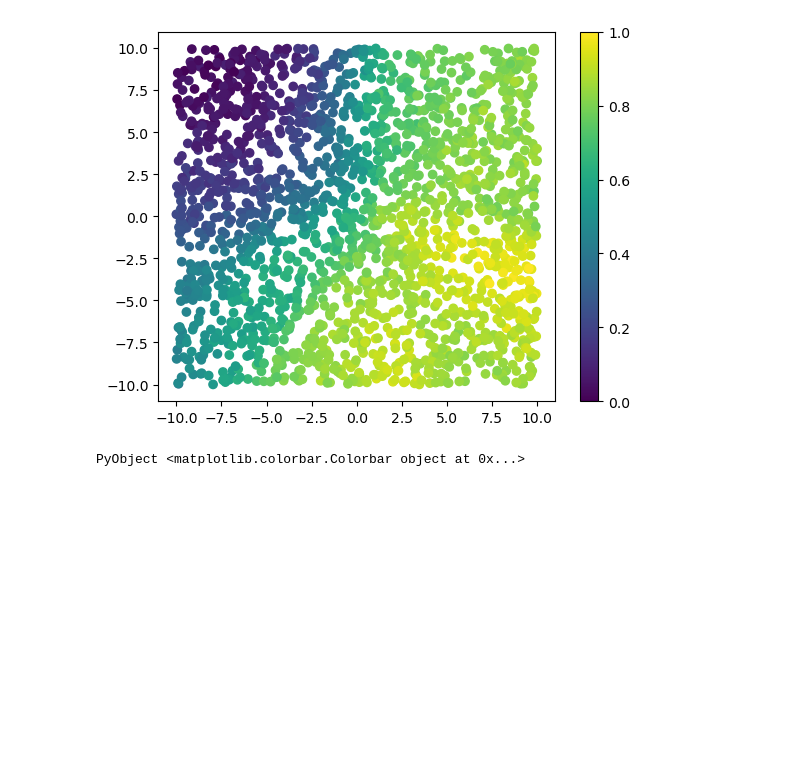
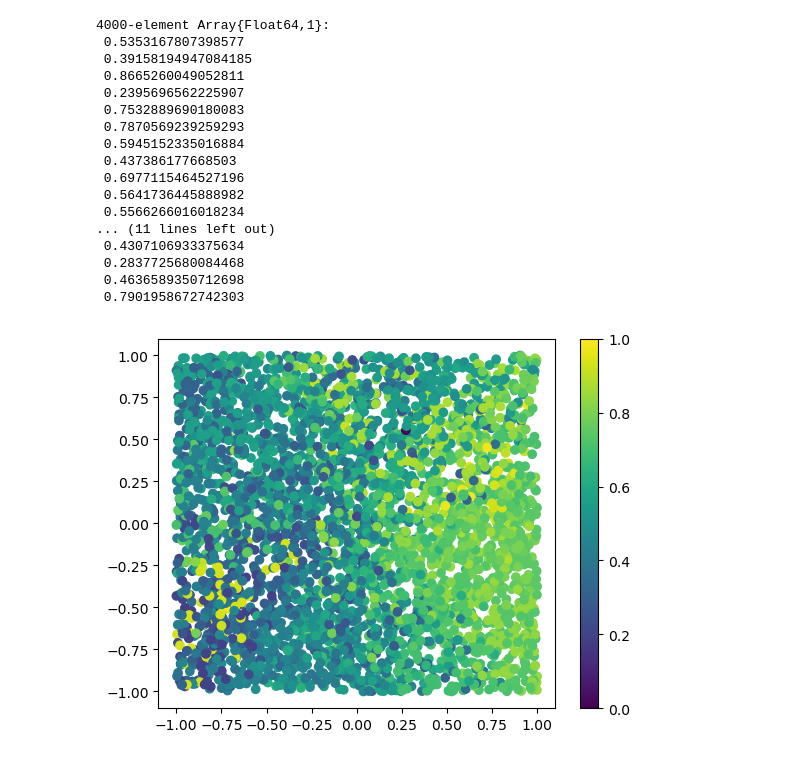
Before and after one commit to jberezow/RJMCMC, a Jupyter notebook: Thesis-LayerNet.ipynb, the cells around one changed output. Drawn from its saved outputs; the diff is of its cells as text; code cells hidden in the pictures; blank space fills up the shorter version.

```diff
--- a/Thesis-LayerNet.ipynb
+++ b/Thesis-LayerNet.ipynb
@@ -19,17 +19,18 @@ using StatsBase;
 network = "interpolator"
 
 #Data hyperparameters
-n = 500 #Number of samples per mode (classifier)
+n = 1000 #Number of samples per mode (classifier)
 m = 4 #Number of modes (classifier)
-d = 2 #Input dimension
+d = 4 #Input dimension
 N = n*4 #Total samples
 σₐ = 0.1 #Mode variance (classifier)
-bound = 10.0 #Axis bound
+bound = 1.0 #Axis bound
 
 #Network hyperparameters
-α = 0.9 #Regularization term
-σₖ = sqrt(1/α) #Network parameter variances
-σᵧ = 0.01
+α = 0.2 #Gamma Scale for Hyperparameters
+ωᵧ = 100 #Gamma Mean for Noise
+αᵧ = 0.2 #Gamma Scale for Noise
+σₖ = 1.0
 
 #Node hyperparameters
 k_range = 12 #Maximum number of neurons per layer
@@ -154,29 +183,46 @@ obs = choicemap()::ChoiceMap
 # %%
 #---------------------------------------------------
 #Generate Network Parameters and Corresponding Curve
 #---------------------------------------------------
 obs = choicemap()::ChoiceMap
-obs[:l] = 3
+obs[:l] = 5
 #obs[(:k,1)] = 200
 x_raw = rand(Uniform(-bound,bound),(N,d))
 x = transpose(x_raw)
 data = x
 data_raw = x_raw
 
 (trace,) = generate(generator, (), obs)
 
-y_real = G(x,trace)[1,:]
-y_real = [y_real[i] + normal(0.0,0.01) for i=1:length(y_real)]
+y_real = G(x.*10,trace)[1,:]
+y_real = [y_real[i] + normal(0.0,0.001) for i=1:length(y_real)]
 
 
 dt = StatsBase.fit(UnitRangeTransform, y_real, dims=1, unit=true)
 y_real = StatsBase.transform(dt, y_real)
 #plot_surf(x_raw,y_real)
 plot_data(x_raw,y_real)
 #display(x_raw)
+display(y_real)
 # %% [output]
+4000-element Array{Float64,1}:
+ 0.5353167807398577
+ 0.39158194947084185
+ 0.8665260049052811
+ 0.2395696562225907
+ 0.7532889690180083
+ 0.7870569239259293
+ 0.5945152335016884
+ 0.437386177668503
+ 0.6977115464527196
+ 0.5641736445888982
+ 0.5566266016018234
+... (11 lines left out)
+ 0.4307106933375634
+ 0.2837725680084468
+ 0.4636589350712698
+ 0.7901958672742303
-[figure, old version]
+[figure, new version]
-PyObject <matplotlib.colorbar.Colorbar object at 0x...>
 # %%
 function creategrid(d::Integer, n::Integer, low::Float64, high::Float64)
 
```
Also changed, not shown: parts of 26 cells of this notebook.
